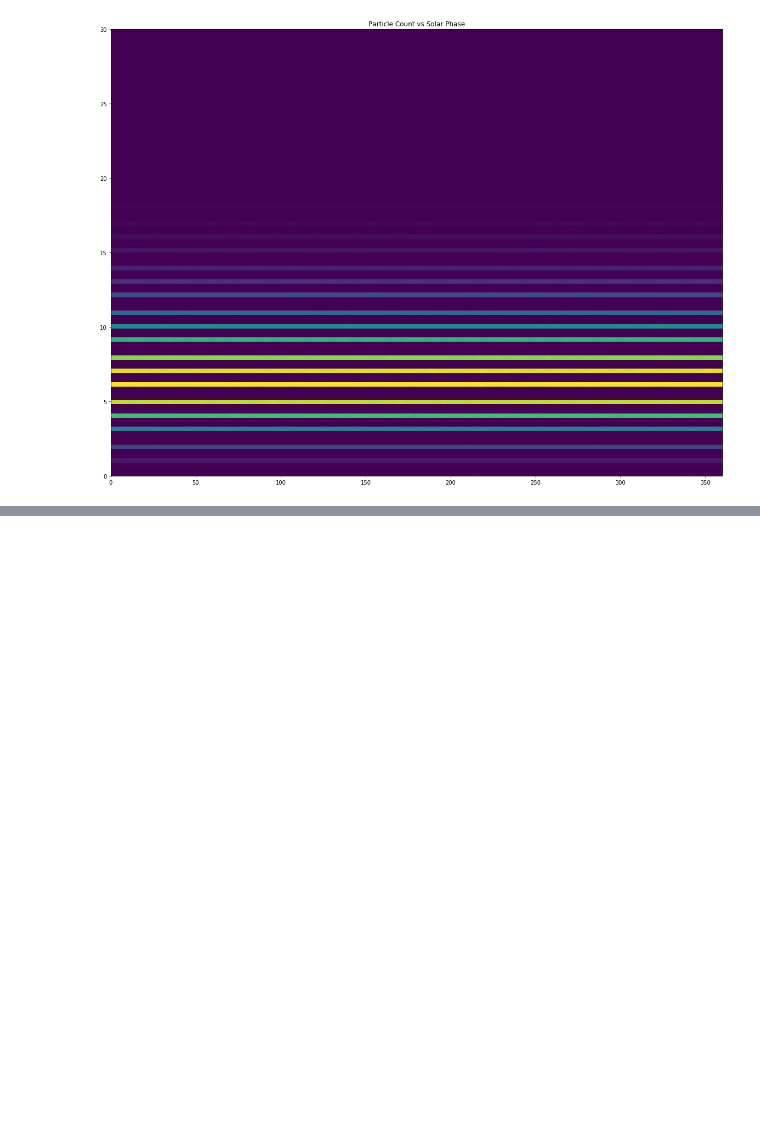
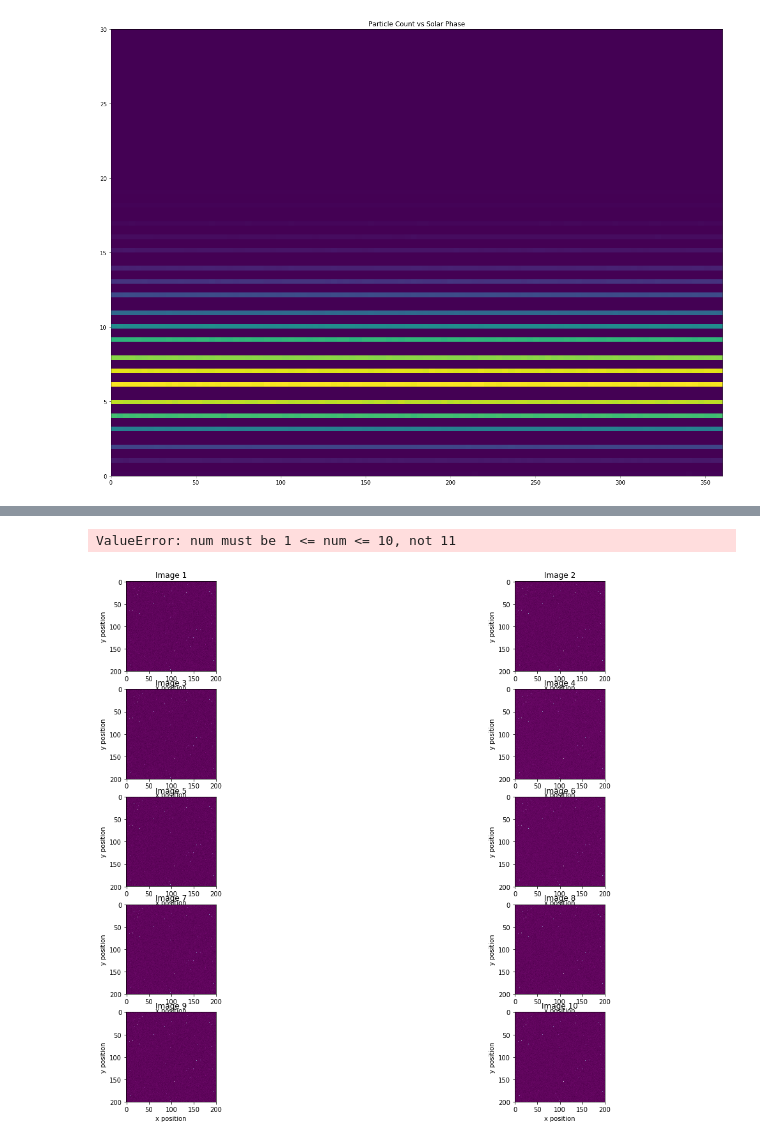
Before and after one commit to s-agiedd/PHYS_434, a Jupyter notebook: Labs/Alyssa_Giedd_Lab4.ipynb, the cells around one changed output, grey strips where cells are left out. Drawn from its saved outputs; the diff is of its cells as text; code cells hidden in the pictures; blank space fills up the shorter version.

```diff
--- a/Labs/Alyssa_Giedd_Lab4.ipynb
+++ b/Labs/Alyssa_Giedd_Lab4.ipynb
@@ -78,0 +128,15 @@ plt.show()
+# %%
+# 2) Explore the data. Is there signal contamination? Is the background time dependent? Is it consistent spatially?
+#Develop a plan to calculate your background pdf().
+
+for i in range(len(imStack)-1):
+    plt.subplot(5, 2, i+1)
+    plt.title("Image " + str(i+1))
+    plt.xlabel("x position")
+    plt.ylabel("y position")
+    plt.imshow(imStack[:,:,i], cmap=plt.cm.BuPu_r)
+
+plt.show()
+# %% [output]
+ValueError: num must be 1 <= num <= 10, not 11
+[figure, added]
```
Also changed, not shown: parts of 10 cells of this notebook.
